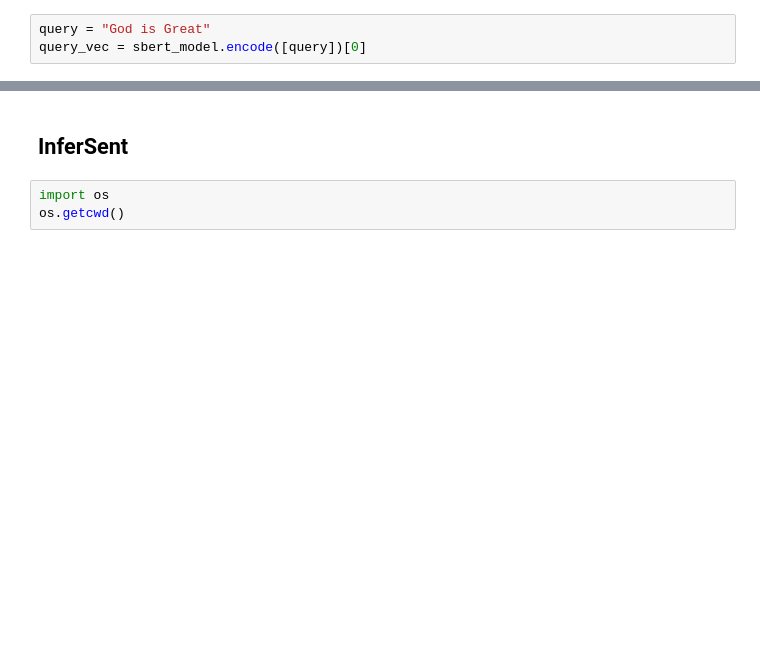
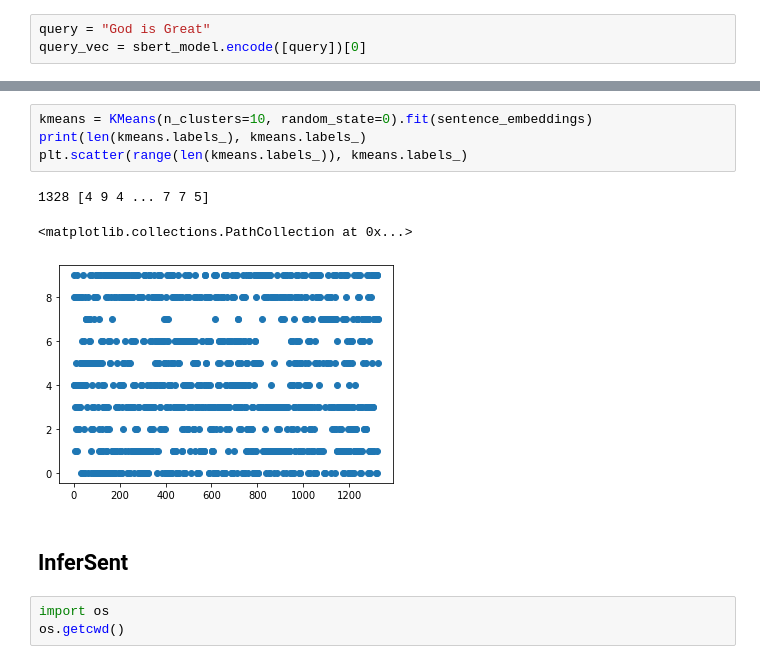
Before and after one commit to knitts-team/Context-Comprehension-Enhancement-Tamil, a Jupyter notebook: notebooks/Quote_Suggestion.ipynb, the cells around one changed output, grey strips where cells are left out. Drawn from its saved outputs; the diff is of its cells as text; blank space fills up the shorter version.

```diff
--- a/notebooks/Quote_Suggestion.ipynb
+++ b/notebooks/Quote_Suggestion.ipynb
@@ -235,3 +252,11 @@ print(np.array(sentences)[ind])
+# %%
+kmeans = KMeans(n_clusters=10, random_state=0).fit(sentence_embeddings)
+print(len(kmeans.labels_), kmeans.labels_)
+plt.scatter(range(len(kmeans.labels_)), kmeans.labels_)
+# %% [output]
+1328 [4 9 4 ... 7 7 5]
+<matplotlib.collections.PathCollection at 0x...>
+[figure, added]
 # %% [markdown]
 ## InferSent
 # %%
```
Also changed, not shown: parts of 16 cells of this notebook, 5 other files.
